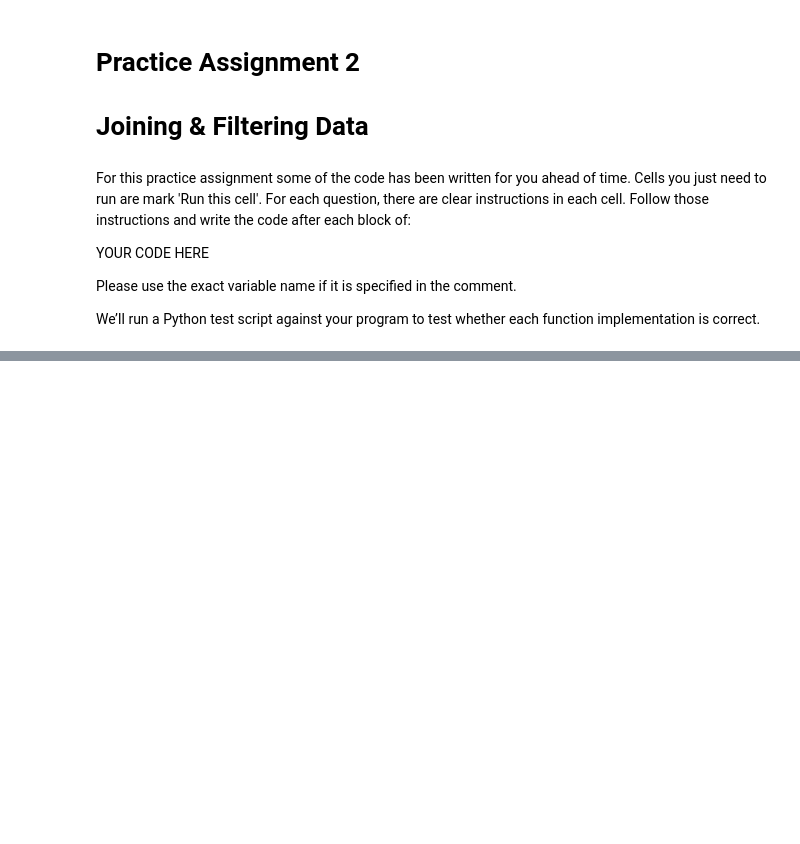
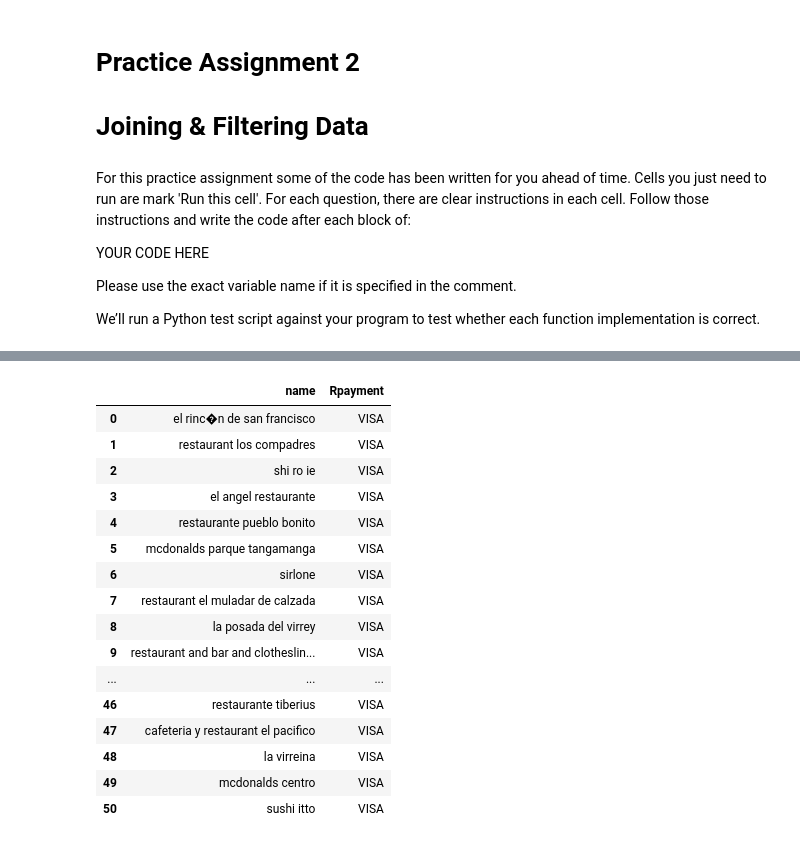
Before and after one commit to dennislamcv1/UPennData, a Jupyter notebook: Intro to Data Analytics/Practice_Assignment_02.ipynb, the cells around one changed output, grey strips where cells are left out. Cells and saved outputs as stored; diff of their text form; code cells hidden in the pictures; blank space fills up the shorter version.

```diff
--- a/Intro to Data Analytics/Practice_Assignment_02.ipynb
+++ b/Intro to Data Analytics/Practice_Assignment_02.ipynb
@@ -112,0 +181,3 @@ before submission to aviod Index-related Errors.
+# %%
+restaurant_visa_df = joined_df[['name','Rpayment']]
+restaurant_visa_df.head()
@@ -112,0 +191,2 @@ before submission to aviod Index-related Errors.
+# %%
+restaurant_visa_df = restaurant_visa_df[restaurant_visa_df['Rpayment'] == "VISA"]
@@ -113,3 +207,25 @@ before submission to aviod Index-related Errors.
+# %%
+restaurant_visa_df.reset_index(inplace=True, drop=True)
+# %%
+restaurant_visa_df
+# %% [output]
+|  | name | Rpayment |
+| 0 | el rinc�n de san francisco | VISA |
+| 1 | restaurant los compadres | VISA |
+| 2 | shi ro ie | VISA |
+| 3 | el angel restaurante | VISA |
+| 4 | restaurante pueblo bonito | VISA |
+| 5 | mcdonalds parque tangamanga | VISA |
+| 6 | sirlone | VISA |
+| 7 | restaurant el muladar de calzada | VISA |
+| 8 | la posada del virrey | VISA |
+| 9 | restaurant and bar and clotheslin... | VISA |
+| ... | ... | ... |
+| 46 | restaurante tiberius | VISA |
+| 47 | cafeteria y restaurant el pacifico | VISA |
+| 48 | la virreina | VISA |
+| 49 | mcdonalds centro | VISA |
+| 50 | sushi itto | VISA |
 # %%
 ##########################
 ### TEST YOUR SOLUTION ###
```
Also changed, not shown: parts of 10 cells of this notebook, 5 other files.
